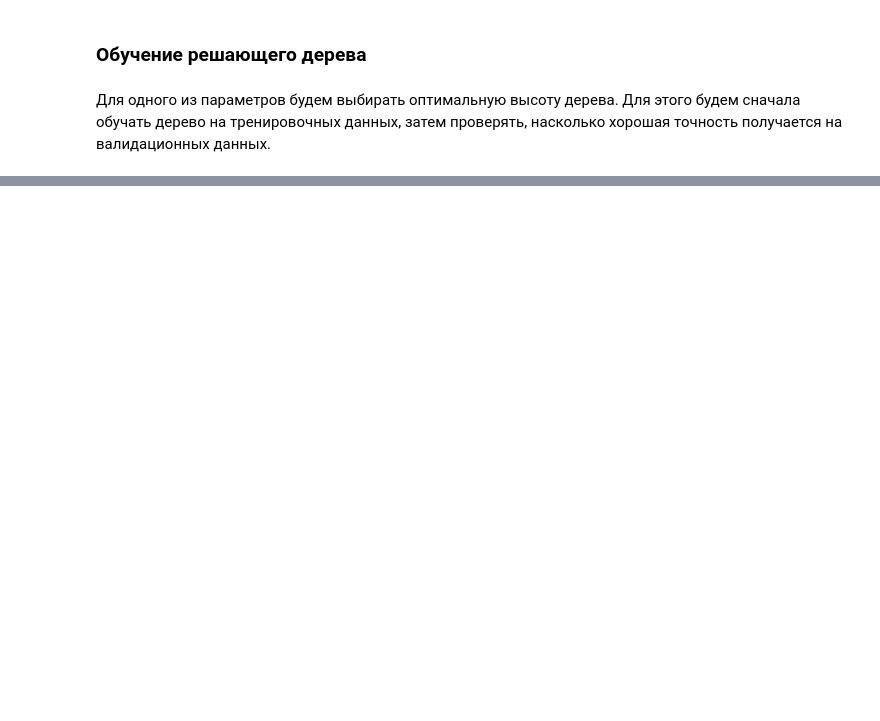
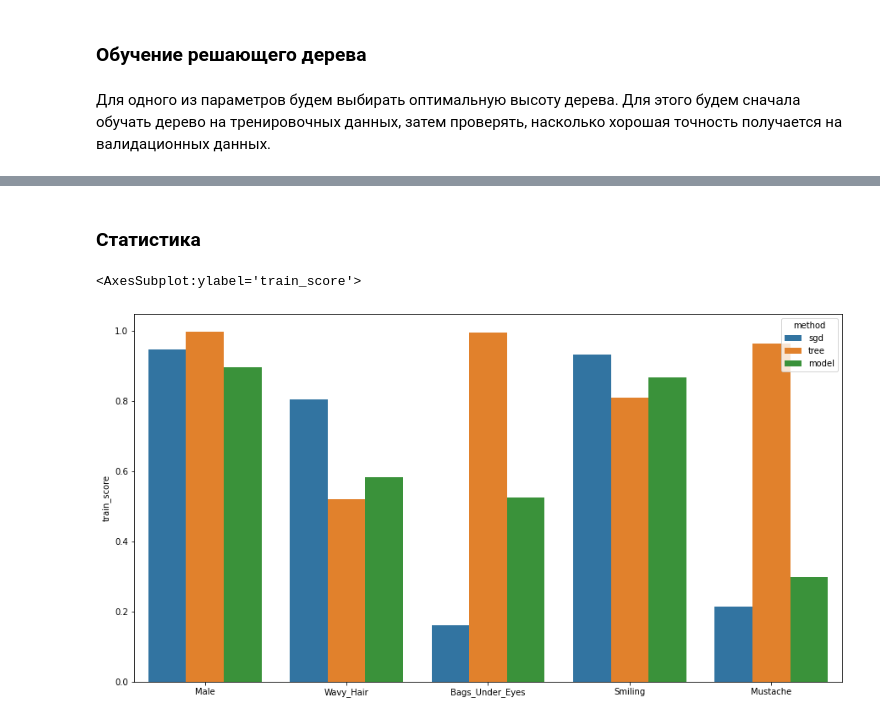
Before and after one commit to MariaZacharneva/face_attributes_recognition, a Jupyter notebook: face_attributes_recogtinion.ipynb, the cells around one changed output, grey strips where cells are left out. Saved outputs shown, nothing was run; the diff lists cells and outputs as text; code cells hidden in the pictures; blank space fills up the shorter version.

Commit message:
Added statistics and Sequentian model

```diff
--- a/face_attributes_recogtinion.ipynb
+++ b/face_attributes_recogtinion.ipynb
@@ -173,6 +173,8 @@ Mustache
 ## Обучение логистической регрессии
 # %% [markdown]
 Обучим простую логистическую регрессию на нескольких атрибутах, например, пол, волнистые волосы, круги под глазами, улыбка и усы.
+# %%
+sgd_scores = {'train' : [], 'test' : []}
 # %%
 from sklearn.linear_model import SGDClassifier
 from sklearn.metrics import accuracy_score
@@ -222,6 +226,8 @@ test f1 score:  0.07692307692307693
 ### Обучение решающего дерева
 # %% [markdown]
 Для одного из параметров  будем выбирать оптимальную высоту дерева. Для этого будем сначала обучать дерево на тренировочных данных, затем проверять, насколько хорошая точность получается на валидационных данных.
+# %%
+tree_scores = {'train' : [], 'test' : []}
 # %%
 from sklearn import tree
 from sklearn.model_selection import cross_val_score
@@ -367,0 +384,2 @@ test f1 score:  0.27586206896551724
+# %%
+model_scores = {'train' : [], 'test' : []}
@@ -367,0 +596,15 @@ test f1 score:  0.27586206896551724
+# %% [markdown]
+### Статистика
+# %%
+stats_attributes = attributes * 3
+
+stats = pd.DataFrame({'train_score': sgd_scores['train'] + tree_scores['train'] + model_scores['train'],
+                      'test_score': sgd_scores['test'] + tree_scores['test'] + model_scores['test'],
+                      'method' : ['sgd'] * 5 + ['tree'] * 5 + ['model'] * 5},
+                     index=stats_attributes)
+
+plt.figure(figsize=(15,8))
+sns.barplot(data=stats, x=stats.index, y='train_score', hue='method')
+# %% [output]
+<AxesSubplot:ylabel='train_score'>
+[figure, added]
```
Also changed, not shown: parts of 26 cells of this notebook.
